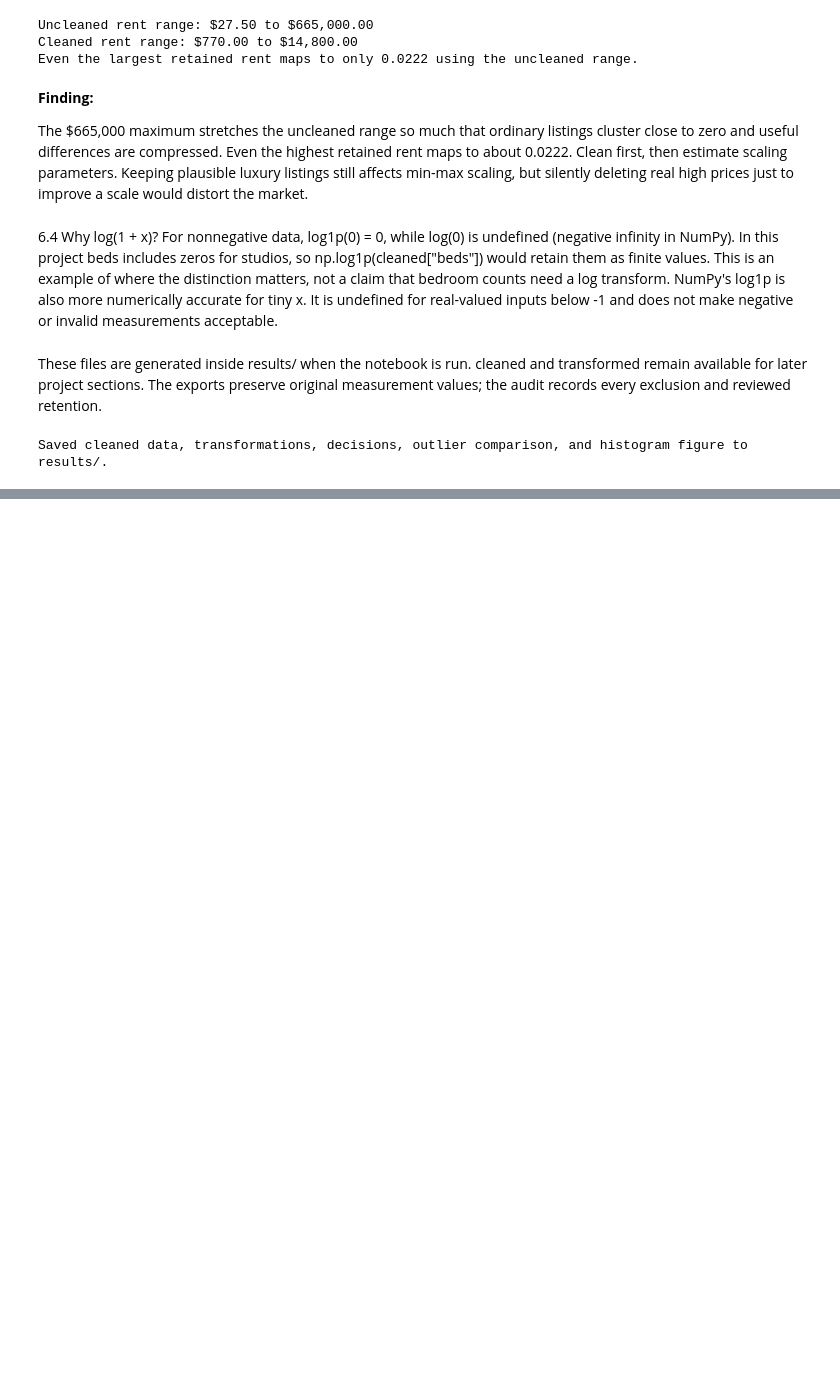
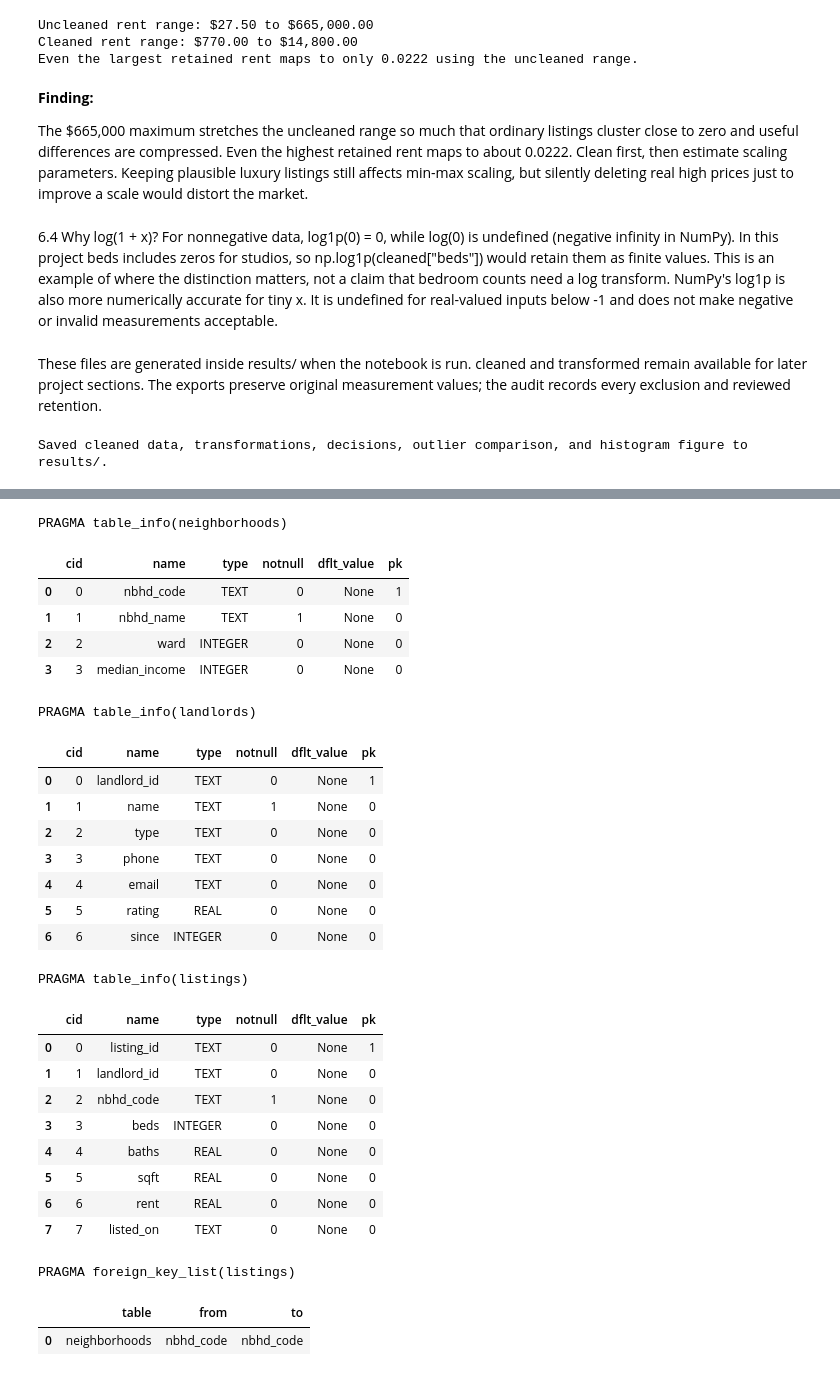
Before and after one commit to Shirjak7/capital_rentals, a Jupyter notebook: capital_rentals.ipynb, the cells around one changed output, grey strips where cells are left out. Saved outputs shown, nothing was run; the diff lists cells and outputs as text; code cells hidden in the pictures; blank space fills up the shorter version.

Commit message:
Part 7A: build rentals.db with sqlite3, check row counts and test a landlord_id foreign key

```diff
--- a/capital_rentals.ipynb
+++ b/capital_rentals.ipynb
@@ -541,0 +612,39 @@ Saved cleaned data, transformations, decisions, outlier comparison, and histogra
+# %%
+# PRAGMA table_info lists each column with its type, NOT NULL flag (notnull) and primary key flag (pk)
+print("PRAGMA table_info(neighborhoods)")
+display(pd.read_sql("PRAGMA table_info(neighborhoods)", con))
+print("PRAGMA table_info(landlords)")
+display(pd.read_sql("PRAGMA table_info(landlords)", con))
+print("PRAGMA table_info(listings)")
+display(pd.read_sql("PRAGMA table_info(listings)", con))
+print("PRAGMA foreign_key_list(listings)")
+display(pd.read_sql("PRAGMA foreign_key_list(listings)", con)[["table", "from", "to"]])
+# %% [output]
+PRAGMA table_info(neighborhoods)
+|  | cid | name | type | notnull | dflt_value | pk |
+| 0 | 0 | nbhd_code | TEXT | 0 | None | 1 |
+| 1 | 1 | nbhd_name | TEXT | 1 | None | 0 |
+| 2 | 2 | ward | INTEGER | 0 | None | 0 |
+| 3 | 3 | median_income | INTEGER | 0 | None | 0 |
+PRAGMA table_info(landlords)
+|  | cid | name | type | notnull | dflt_value | pk |
+| 0 | 0 | landlord_id | TEXT | 0 | None | 1 |
+| 1 | 1 | name | TEXT | 1 | None | 0 |
+| 2 | 2 | type | TEXT | 0 | None | 0 |
+| 3 | 3 | phone | TEXT | 0 | None | 0 |
+| 4 | 4 | email | TEXT | 0 | None | 0 |
+| 5 | 5 | rating | REAL | 0 | None | 0 |
+| 6 | 6 | since | INTEGER | 0 | None | 0 |
+PRAGMA table_info(listings)
+|  | cid | name | type | notnull | dflt_value | pk |
+| 0 | 0 | listing_id | TEXT | 0 | None | 1 |
+| 1 | 1 | landlord_id | TEXT | 0 | None | 0 |
+| 2 | 2 | nbhd_code | TEXT | 1 | None | 0 |
+| 3 | 3 | beds | INTEGER | 0 | None | 0 |
+| 4 | 4 | baths | REAL | 0 | None | 0 |
+| 5 | 5 | sqft | REAL | 0 | None | 0 |
+| 6 | 6 | rent | REAL | 0 | None | 0 |
+| 7 | 7 | listed_on | TEXT | 0 | None | 0 |
+PRAGMA foreign_key_list(listings)
+|  | table | from | to |
+| 0 | neighborhoods | nbhd_code | nbhd_code |
```
Also changed, not shown: parts of 9 cells of this notebook, 1 other file.
